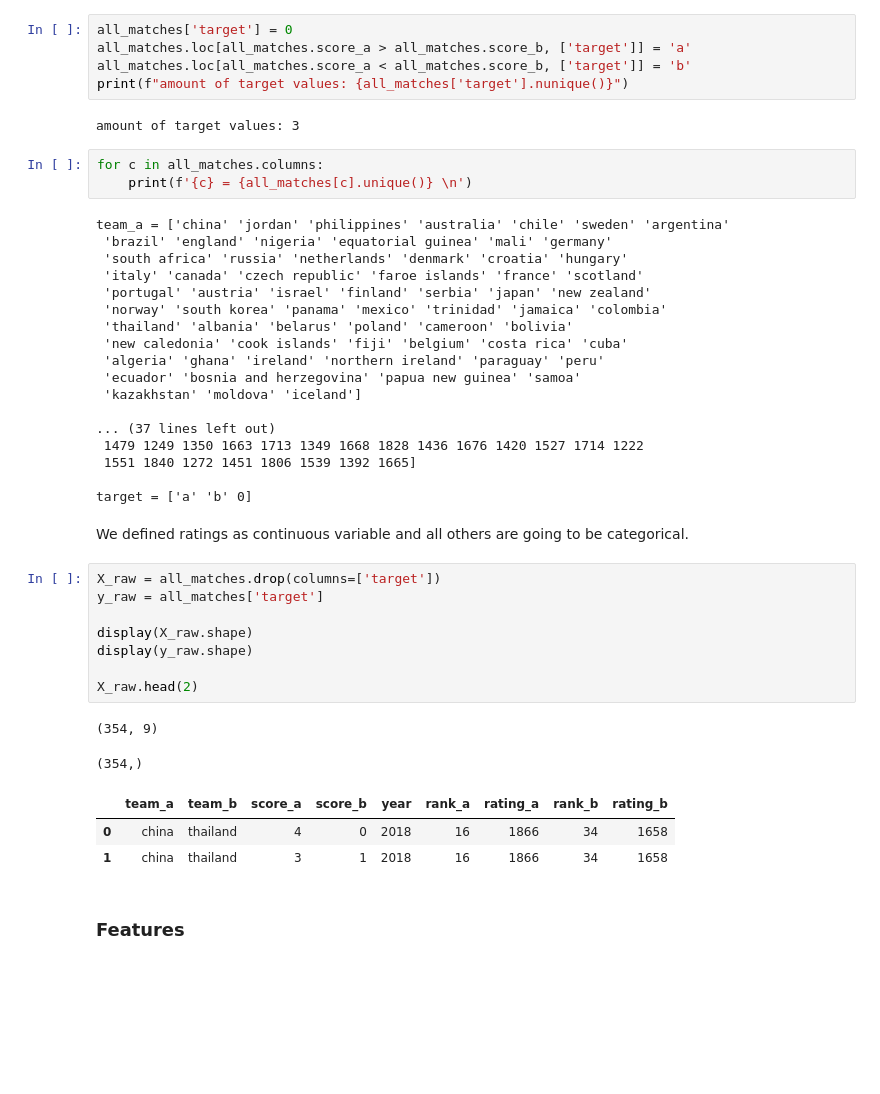
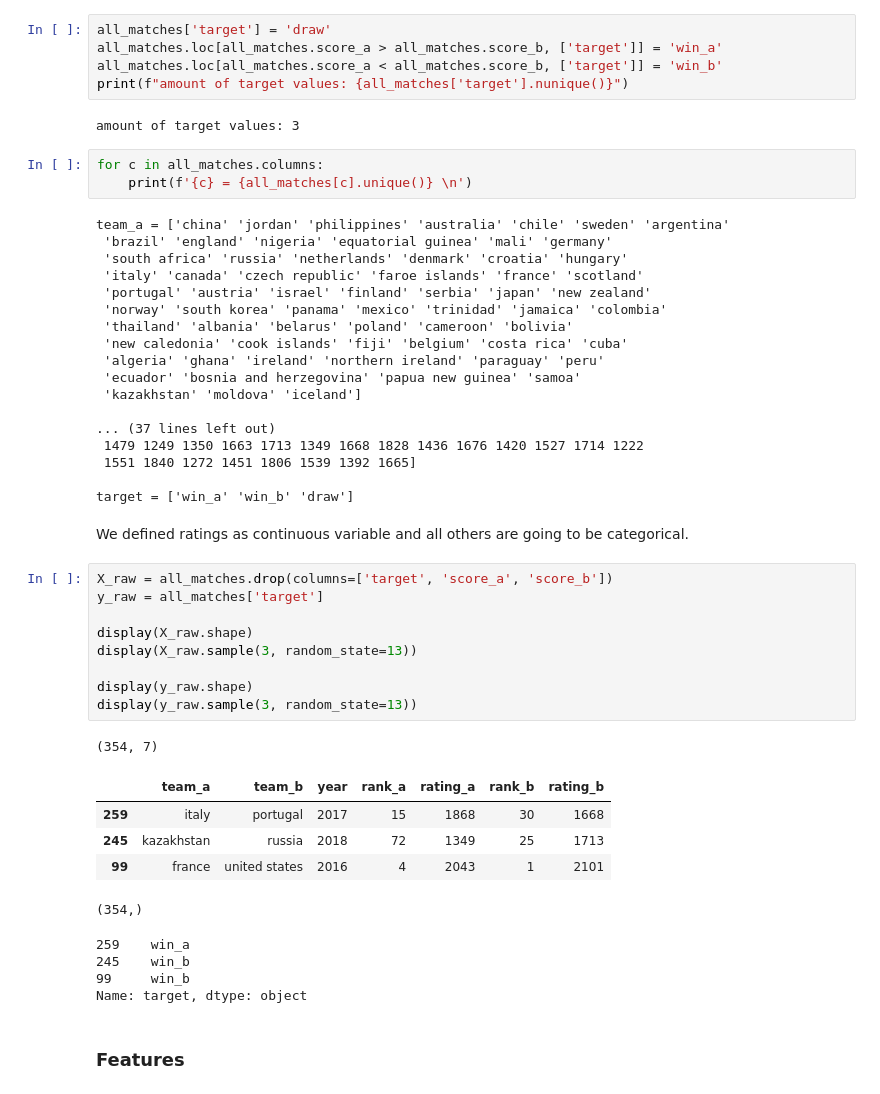
Before and after one commit to BAlmeidaS/women-world-cup-predictor, a Jupyter notebook: women_world_cup_predictor.ipynb, the cells around one changed output. Saved outputs shown, nothing was run; the diff lists cells and outputs as text; blank space fills up the shorter version.

```diff
--- a/women_world_cup_predictor.ipynb
+++ b/women_world_cup_predictor.ipynb
@@ -141,9 +143,9 @@ For this first model we want to predict which team wons the match.
 
 So, for that we are going to create a column target which says which one wins.
 # %%
-all_matches['target'] = 0
-all_matches.loc[all_matches.score_a > all_matches.score_b, ['target']] = 'a'
-all_matches.loc[all_matches.score_a < all_matches.score_b, ['target']] = 'b'
+all_matches['target'] = 'draw'
+all_matches.loc[all_matches.score_a > all_matches.score_b, ['target']] = 'win_a'
+all_matches.loc[all_matches.score_a < all_matches.score_b, ['target']] = 'win_b'
 print(f"amount of target values: {all_matches['target'].nunique()}")
 # %% [output]
 amount of target values: 3
@@ -167,23 +169,29 @@ team_a = ['china' 'jordan' 'philippines' 'australia' 'chile' 'sweden' 'argentina
  1479 1249 1350 1663 1713 1349 1668 1828 1436 1676 1420 1527 1714 1222
  1551 1840 1272 1451 1806 1539 1392 1665]
 
-target = ['a' 'b' 0]
+target = ['win_a' 'win_b' 'draw']
 # %% [markdown]
 We defined ratings as continuous variable and all others are going to be categorical.
 # %%
-X_raw = all_matches.drop(columns=['target'])
+X_raw = all_matches.drop(columns=['target', 'score_a', 'score_b'])
 y_raw = all_matches['target']
 
 display(X_raw.shape)
+display(X_raw.sample(3, random_state=13))
+
 display(y_raw.shape)
-
-X_raw.head(2)
+display(y_raw.sample(3, random_state=13))
 # %% [output]
-(354, 9)
+(354, 7)
+|  | team_a | team_b | year | rank_a | rating_a | rank_b | rating_b |
+| 259 | italy | portugal | 2017 | 15 | 1868 | 30 | 1668 |
+| 245 | kazakhstan | russia | 2018 | 72 | 1349 | 25 | 1713 |
+| 99 | france | united states | 2016 | 4 | 2043 | 1 | 2101 |
 (354,)
-|  | team_a | team_b | score_a | score_b | year | rank_a | rating_a | rank_b | rating_b |
-| 0 | china | thailand | 4 | 0 | 2018 | 16 | 1866 | 34 | 1658 |
-| 1 | china | thailand | 3 | 1 | 2018 | 16 | 1866 | 34 | 1658 |
+259    win_a
+245    win_b
+99     win_b
+Name: target, dtype: object
 # %% [markdown]
 ### Features
 # %%
```
Also changed, not shown: parts of 15 cells of this notebook, 1 other file.
